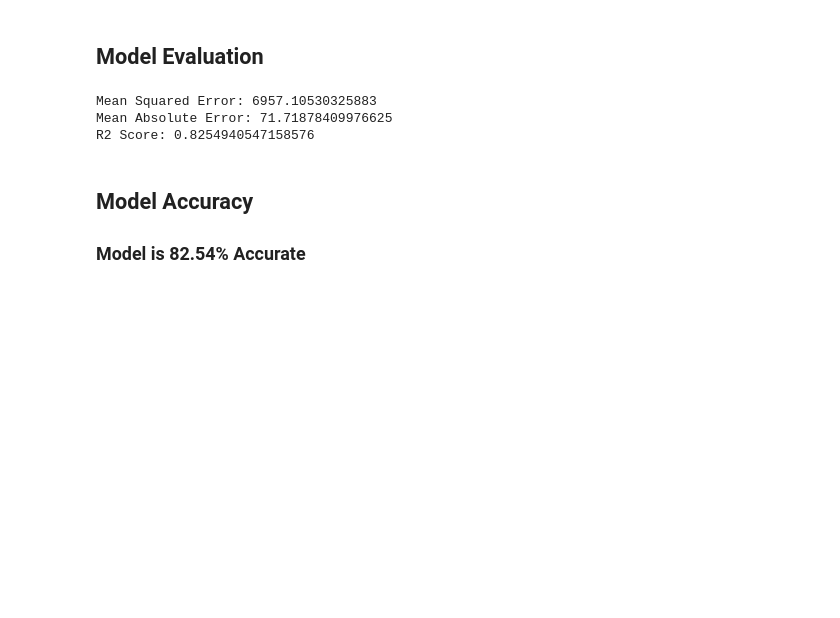
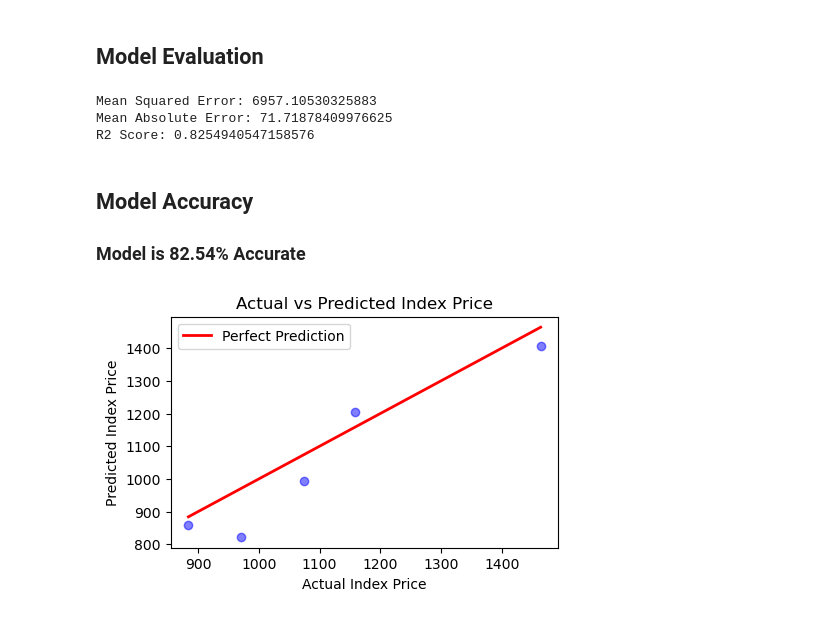
Before and after one commit to JuhilKikani/Machine-Learning, a Jupyter notebook: Multiple Linear Regression/multiple-linear-regression.ipynb, the cells around one changed output. Drawn from its saved outputs; the diff is of its cells as text; code cells hidden in the pictures; blank space fills up the shorter version.

```diff
--- a/Multiple Linear Regression/multiple-linear-regression.ipynb
+++ b/Multiple Linear Regression/multiple-linear-regression.ipynb
@@ -91,3 +91,15 @@ R2 Score: 0.8254940547158576
 # %% [markdown]
 ## Model Accuracy
 ### Model is 82.54% Accurate
+# %%
+# Plotting the predictions against the actual values
+plt.figure(figsize=(5, 3))
+plt.scatter(y_test, y_pred, color='blue', alpha=0.5)
+plt.plot([y_test.min(), y_test.max()], [y_test.min(), y_test.max()], color='red', linewidth=2, label='Perfect Prediction')
+plt.title('Actual vs Predicted Index Price')
+plt.xlabel('Actual Index Price')
+plt.ylabel('Predicted Index Price')
+plt.legend()
+plt.show()
+# %% [output]
+[figure, added]
```
